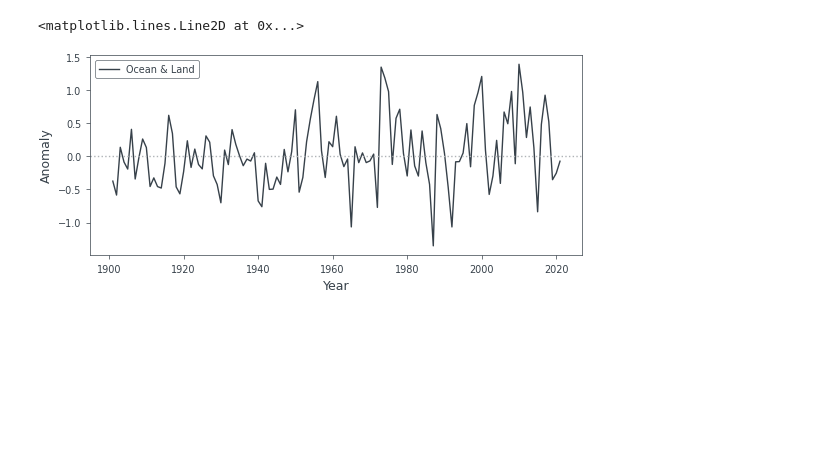
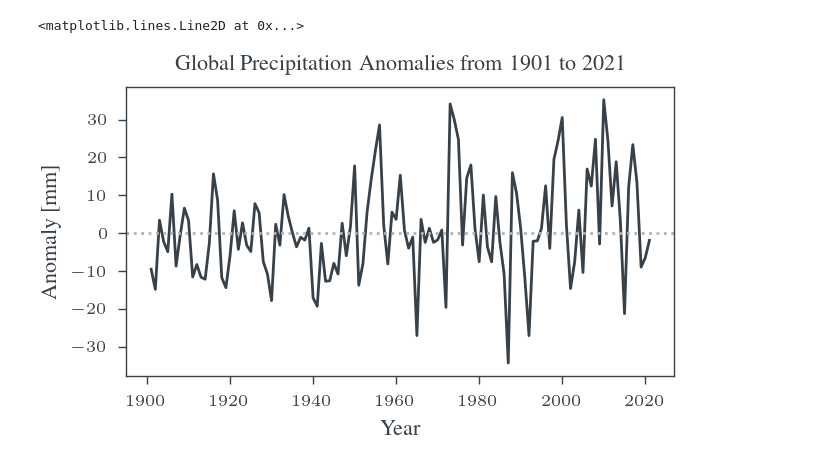
Before and after one commit to am9zZWY/team-aqua, a Jupyter notebook: exp/exp_global_precipitation.ipynb, the cells around one changed output. Saved outputs shown, nothing was run; the diff lists cells and outputs as text; code cells hidden in the pictures; blank space fills up the shorter version.

```diff
--- a/exp/exp_global_precipitation.ipynb
+++ b/exp/exp_global_precipitation.ipynb
@@ -21,13 +49,20 @@ sys.path.insert(1, os.path.abspath(os.getcwd()[:-3]))
 # %%
-df = pd.read_csv(os.path.relpath('../dat/precipitation_annualy_mean.csv'), sep = ',', skiprows=6)
+# precipitation anomalies compared to 1901–2000 average
+df = pd.read_csv(os.path.relpath('../dat/climate_data/precipitation_annualy_mean.csv'), sep = ',', skiprows=6)
+
+# convert inches to milimeters
+df['Anomaly'] = df['Anomaly'].multiply(25.4)
+
 
 fig, ax = plt.subplots()
 
-import logging
-logging.getLogger('matplotlib.font_manager').disabled = True
+import warnings
+warnings.simplefilter(action='ignore', category=FutureWarning)
 
-ax = sns.lineplot(df, x = 'Year', y = 'Anomaly [mm]', color = rgb.tue_dark, label='Ocean & Land')
+ax.set_ylabel("Anomaly [mm]")
+ax.set_title("Global Precipitation Anomalies from 1901 to 2021")
+ax = sns.lineplot(df, x = 'Year', y = 'Anomaly', color = rgb.tue_dark)
 ax.axhline(y=0, linewidth=1, color=rgb.tue_gray, ls=':')
 # %% [output]
 <matplotlib.lines.Line2D at 0x...>
-[figure, old version]
+[figure, new version]
```
Also changed, not shown: parts of 22 cells of this notebook, 7 other files.
